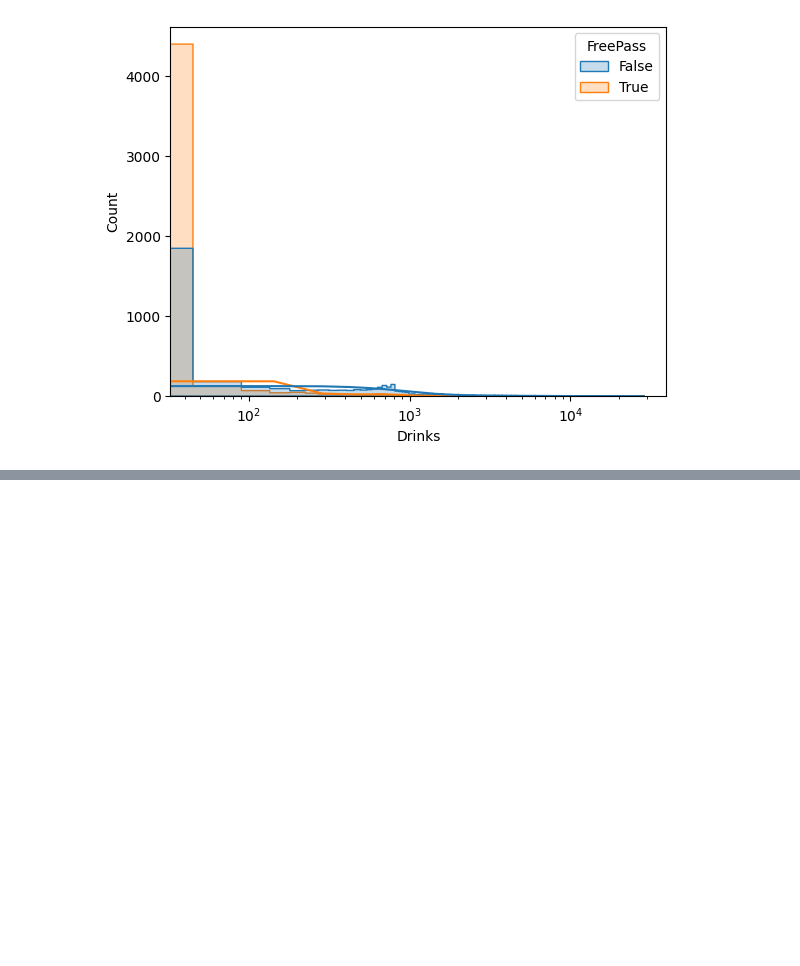
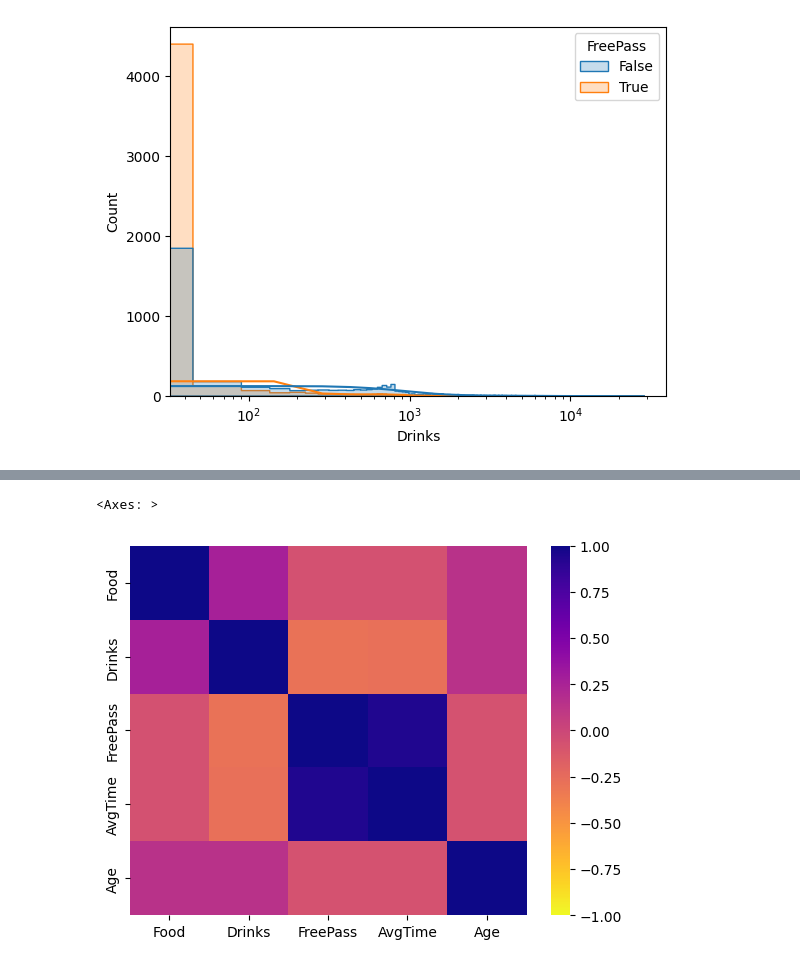
Before and after one commit to peter-clark/intro-to-ml, a Jupyter notebook: exploration.ipynb, the cells around one changed output, grey strips where cells are left out. Cells and saved outputs as stored; diff of their text form; code cells hidden in the pictures; blank space fills up the shorter version.

```diff
--- a/exploration.ipynb
+++ b/exploration.ipynb
@@ -71,0 +101,2 @@ drink_pass.set_xscale('log')
+# %%
+corr_matrix=pd.DataFrame.corr(raw_data2)
@@ -71,0 +112,5 @@ drink_pass.set_xscale('log')
+# %%
+sns.heatmap(corr_matrix, vmin=-1,vmax=1,cmap='plasma_r',)
+# %% [output]
+<Axes: >
+[figure, added]
```
Also changed, not shown: parts of 10 cells of this notebook.
